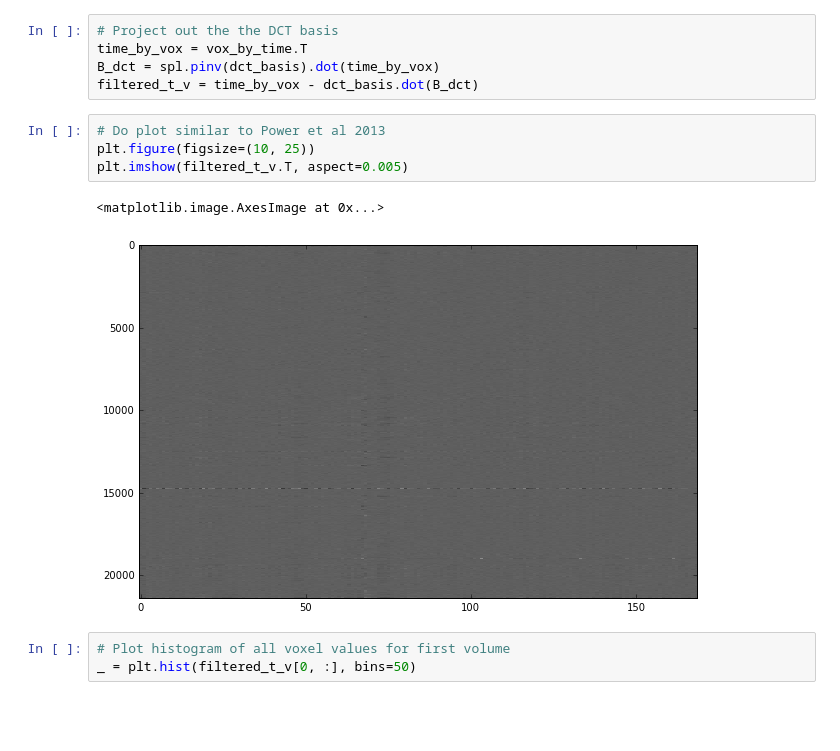
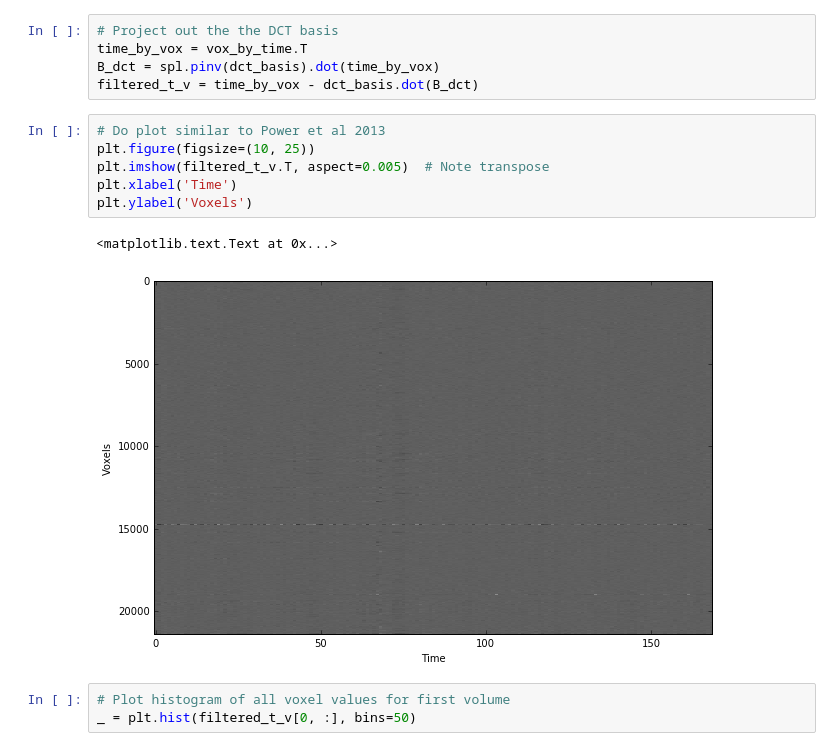
Before and after one commit to matthew-brett/consden, a Jupyter notebook: sparse_brain.ipynb, the cells around one changed output. Drawn from its saved outputs; the diff is of its cells as text; blank space fills up the shorter version.

```diff
--- a/sparse_brain.ipynb
+++ b/sparse_brain.ipynb
@@ -76,10 +76,12 @@ filtered_t_v = time_by_vox - dct_basis.dot(B_dct)
 # %%
 # Do plot similar to Power et al 2013
 plt.figure(figsize=(10, 25))
-plt.imshow(filtered_t_v.T, aspect=0.005)
+plt.imshow(filtered_t_v.T, aspect=0.005)  # Note transpose
+plt.xlabel('Time')
+plt.ylabel('Voxels')
 # %% [output]
-<matplotlib.image.AxesImage at 0x...>
+<matplotlib.text.Text at 0x...>
-[figure, old version]
+[figure, new version]
 # %%
 # Plot histogram of all voxel values for first volume
 _ = plt.hist(filtered_t_v[0, :], bins=50)
```
Also changed, not shown: parts of 5 cells of this notebook, 1 other file.
